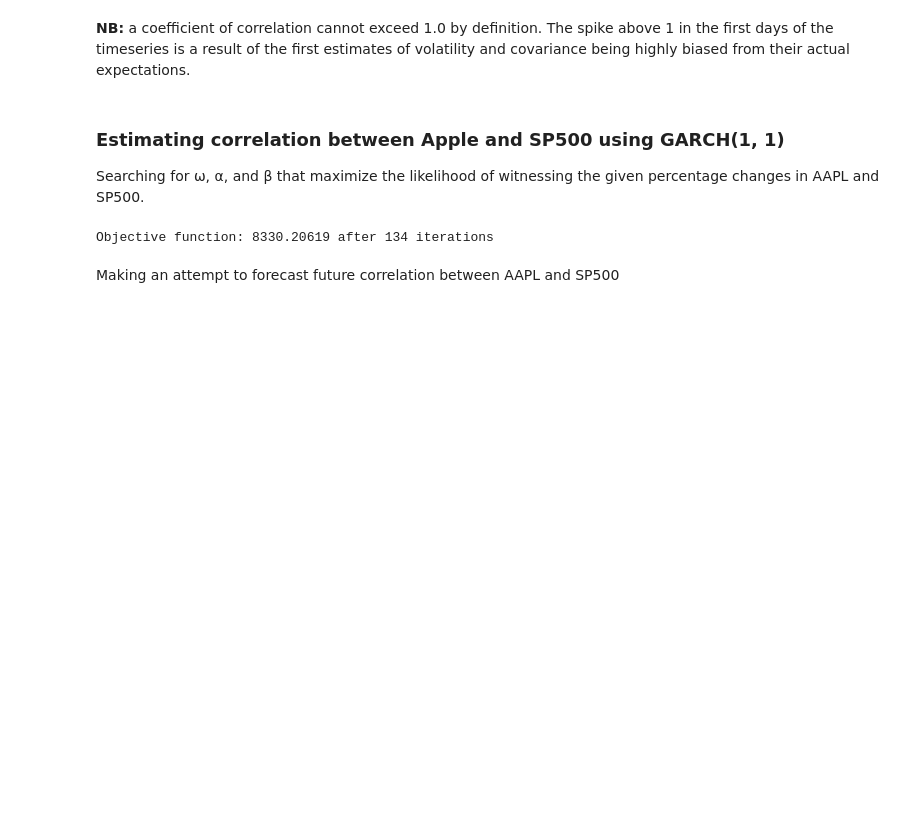
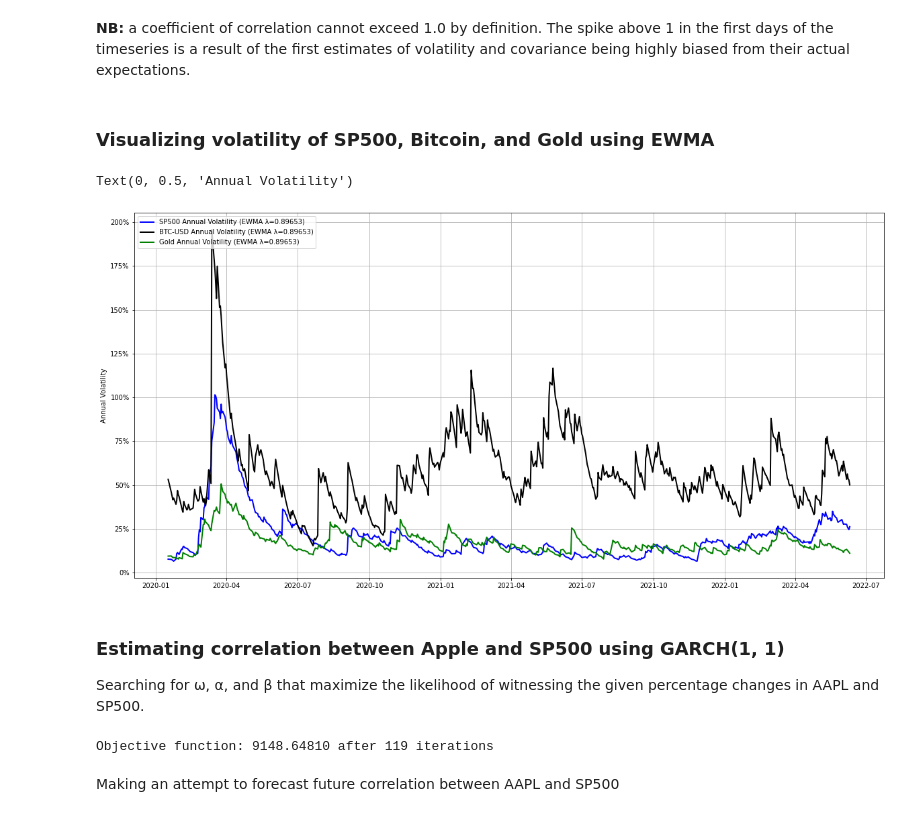
Before and after one commit to ilchen/RMaFI, a Jupyter notebook: ch11_variance_covariance.ipynb, the cells around one changed output. Cells and saved outputs as stored; diff of their text form; code cells hidden in the pictures; blank space fills up the shorter version.

```diff
--- a/ch11_variance_covariance.ipynb
+++ b/ch11_variance_covariance.ipynb
@@ -77,9 +103,32 @@ Text(0, 0.5, 'Closing Price (scaled to 1)')
 # %% [markdown]
 **NB:** a coefficient of correlation cannot exceed 1.0 by definition. The spike above 1 in the first days of the timeseries is a result of the first estimates of volatility and covariance being highly biased from their actual expectations.
+# %% [markdown]
+### Visualizing volatility of SP500, Bitcoin, and Gold using EWMA
+# %%
+fig = plt.figure(figsize=(20, 10))
+ax = fig.add_subplot(1, 1, 1)
+ax.plot(x, sp500_vol_tracker.get_annual_volatilities_for_dates(x) * 100,
+        label='SP500 Annual Volatility (EWMA λ=%.5f)' % combined_ewma.lamda , linewidth=2, color='b')
+ax.plot(x, btc_vol_tracker.get_annual_volatilities_for_dates(x) * 100,
+        label='BTC-USD Annual Volatility (EWMA λ=%.5f)' % combined_ewma.lamda , linewidth=2, color='k')
+ax.plot(x, gold_vol_tracker.get_annual_volatilities_for_dates(x) * 100,
+        label='Gold Annual Volatility (EWMA λ=%.5f)' % combined_ewma.lamda , linewidth=2, color='g')
+
+ax.legend(loc='upper left')
+ax.grid(True)
+ax.yaxis.set_major_formatter(mtick.PercentFormatter())
+ax.set_ylabel('Annual Volatility')
+# %% [output]
+Text(0, 0.5, 'Annual Volatility')
+[figure, added]
 # %% [markdown]
 ### Estimating correlation between Apple and SP500 using GARCH(1, 1)
 Searching for ω, α, and β that maximize the likelihood of witnessing the given percentage changes in AAPL and SP500.
 # %%
+data = web.get_data_yahoo(['AAPL', '^GSPC'], start, end)
+asset_prices = data['Adj Close']
+asset_prices_apple = asset_prices['AAPL']
+
 # Searching for ω, α, and β that maximize the likelihood of witnessing the given percentage
 # changes in AAPL and SP500.
 combined_garch = parameter_estimators.GARCHParameterEstimator(asset_prices)
@@ -92,7 +141,7 @@ apple_vol_tracker = volatility_trackers.GARCHVolatilityTracker(
 covariance_tracker = covariance_trackers.GARCHCovarianceTracker(
     combined_garch.omega, combined_garch.alpha, combined_garch.beta, asset_prices)
 # %% [output]
-Objective function: 8330.20619 after 134 iterations
+Objective function: 9148.64810 after 119 iterations
 # %% [markdown]
 Making an attempt to forecast future correlation between AAPL and SP500
 # %%
```
Also changed, not shown: parts of 15 cells of this notebook, 3 other files.
